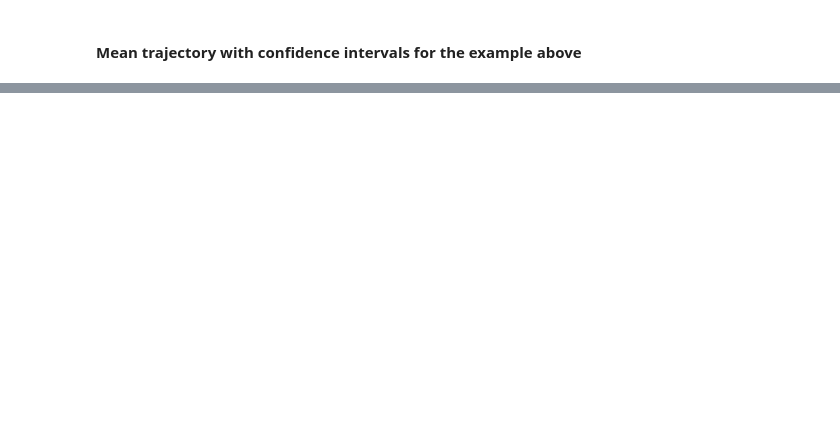
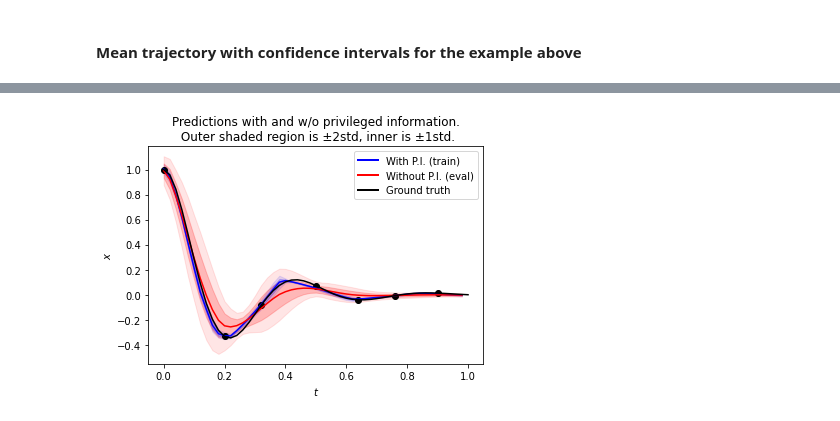
Before and after one commit to bjd39/lupi-ndp, a Jupyter notebook: notebooks/(clean) LUPI-NDP for damped coupled oscillators.ipynb, the cells around one changed output, grey strips where cells are left out. Cells and saved outputs as stored; diff of their text form; code cells hidden in the pictures; blank space fills up the shorter version.

```diff
--- a/notebooks/(clean) LUPI-NDP for damped coupled oscillators.ipynb
+++ b/notebooks/(clean) LUPI-NDP for damped coupled oscillators.ipynb
@@ -748,0 +760,2 @@ plt.show()
+# %%
+eval_iter = iter(eval_loader)
@@ -748,0 +780,39 @@ plt.show()
+# %%
+# sample a bunch of predictions
+z_samples = 50
+pi_preds = []
+nopi_preds = []
+for _ in range(z_samples):
+    # haven't sorted out time sampled batching properly yet so squeezing out the batch dim
+    model.train()
+    _,_,train_preds = model(x.squeeze(0), times.squeeze(0), pi.squeeze(0), context_idx, target_idx)
+    pi_preds.append(train_preds.loc[:,0].detach())
+    model.eval()
+    eval_preds = model(x.squeeze(0), times.squeeze(0), pi.squeeze(0), context_idx, target_idx)
+    nopi_preds.append(eval_preds.loc[:,0].detach())
+pi_mean = torch.stack(pi_preds,0).mean(0)
+pi_std = torch.stack(pi_preds,0).std(0)
+eval_mean = torch.stack(nopi_preds,0).mean(0)
+eval_std = torch.stack(nopi_preds,0).std(0)
+
+# plot ±2 std and ±1 std as transparent fills
+plt.fill_between(times.squeeze(0)[target_idx],eval_mean+2*eval_std,eval_mean-2*eval_std, alpha = 0.1, color='r')
+plt.fill_between(times.squeeze(0)[target_idx],pi_mean+2*pi_std,pi_mean-2*pi_std, alpha = 0.1, color='b')
+plt.fill_between(times.squeeze(0)[target_idx],eval_mean+eval_std,eval_mean-eval_std, alpha = 0.2, color='r')
+plt.fill_between(times.squeeze(0)[target_idx],pi_mean+pi_std,pi_mean-pi_std, alpha = 0.2, color='b')
+# plot means over the top
+plt.plot(times.squeeze(0)[target_idx],pi_mean,color='b')
+plt.plot(times.squeeze(0)[target_idx],eval_mean,color='r')
+# ground truth in black with context dots
+plt.plot(times.squeeze(0), x.squeeze(0)[:,0], label='Ground truth', color='k')
+plt.scatter(times.squeeze(0)[context_idx],x.squeeze(0)[context_idx][:,0], label='Context',color='k')
+custom_lines = [Line2D([0], [0], color='b', lw=2),
+                Line2D([0], [0], color='r', lw=2),
+                Line2D([0], [0], color='k', lw=2)]
+plt.legend(custom_lines, ['With P.I. (train)', 'Without P.I. (eval)', 'Ground truth'])
+plt.title('Predictions with and w/o privileged information.\n Outer shaded region is ±2std, inner is ±1std.')
+plt.xlabel('$t$')
+plt.ylabel('$x$')
+plt.show()
+# %% [output]
+[figure, added]
```
Also changed, not shown: parts of 12 cells of this notebook.
